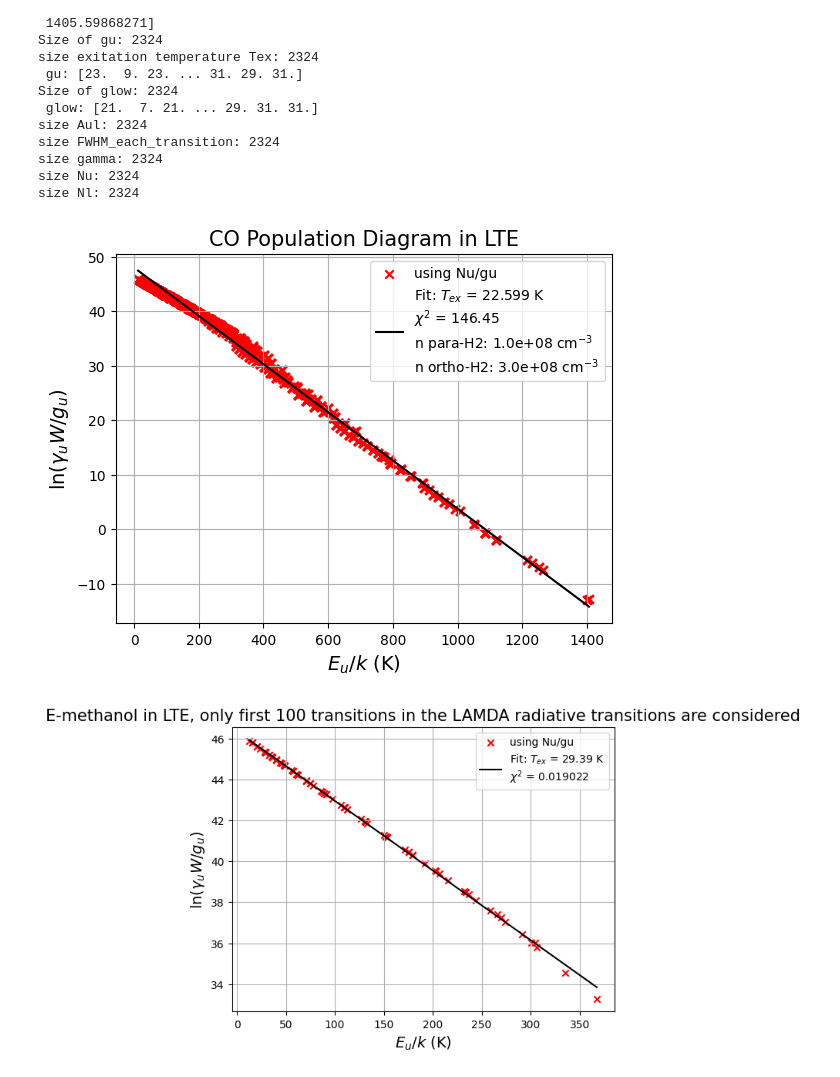
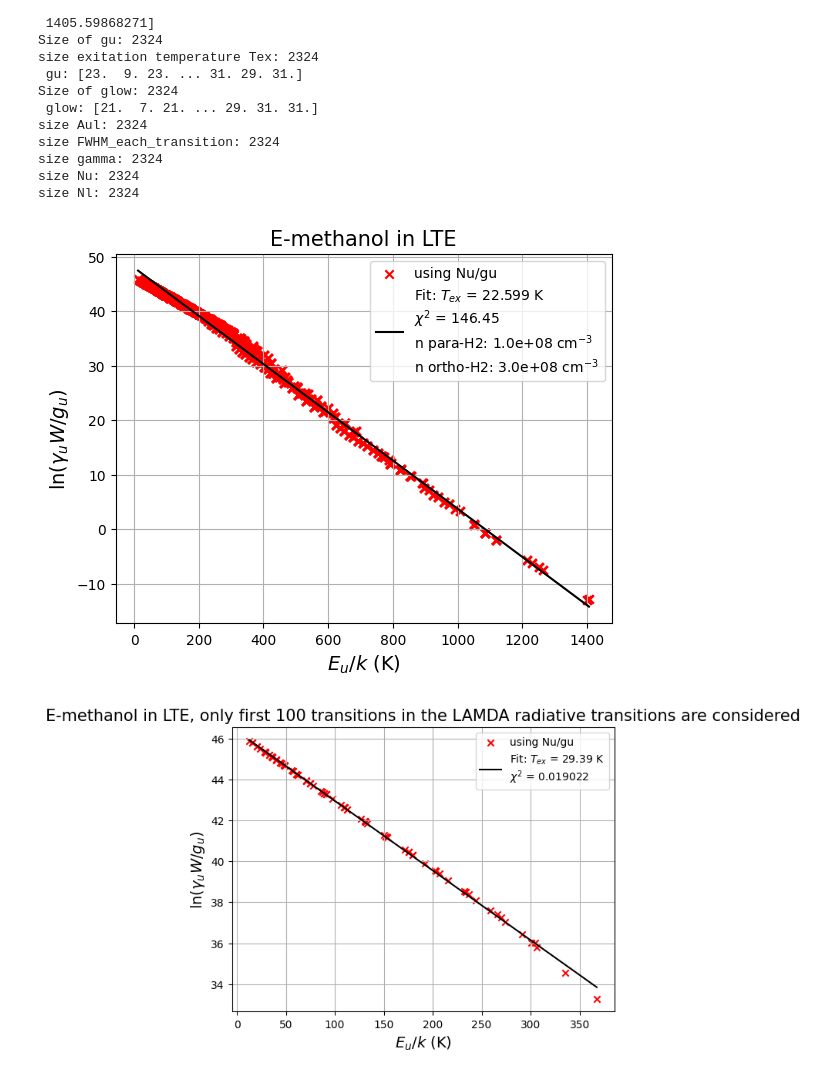
Before and after one commit to aleksej-rodano/phas0052_project, a Jupyter notebook: pythonradex_clean.ipynb, the cells around one changed output. Drawn from its saved outputs; the diff is of its cells as text; code cells hidden in the pictures.

Commit message:
changed name last plot

```diff
--- a/pythonradex_clean.ipynb
+++ b/pythonradex_clean.ipynb
@@ -1288,36 +1288,36 @@ plt.scatter(EuCH3OH, y_values_metanol, marker="x", color="red", label="using Nu/
 
 plt.xlabel(r"$E_u/k$ (K)", fontsize=14)
 plt.ylabel(r"$\ln(\gamma_u W / g_u)$", fontsize=14)
-plt.title("CO Population Diagram in LTE", fontsize=15)
+plt.title("E-methanol in LTE", fontsize=15)
 
 # Fit a straight line to estimate T_ex
 fit = np.polyfit(EuCH3OH, y_values_metanol, 1)  # Linear fit
 T_ex = -1 / fit[0]  # Rotational temperature from slope
 
 # Calculate the chi-squared value
 y_fit = fit[0] * EuCH3OH + fit[1]
 chi_squared = np.sum(((y_values_metanol - y_fit) ** 2) / y_fit)
 
 # Plot the best-fit line
 x_fit = np.linspace(min(EuCH3OH), max(EuCH3OH), 100)
 y_fit_line = fit[0] * x_fit + fit[1]
 plt.plot(
     x_fit,
     y_fit_line,
     linestyle="-",
     color="black",
     label=(
         f"Fit: $T_{{ex}}$ = {T_ex:.5g} K\n"
         f"$\chi^2$ = {chi_squared:.2f}\n"
         f"n para-H2: {para_h2_density:.1e} cm$^{{-3}}$\n"
         f"n ortho-H2: {ortho_h2_density:.1e} cm$^{{-3}}$"
     ),
 )
 plt.legend()
 ax.grid()
 plt.show()
 # %% [output]
-[figure, old version]
+[figure, new version]
 # %%
 # Take only N first transitions
 firstN_transitions = 100
```
